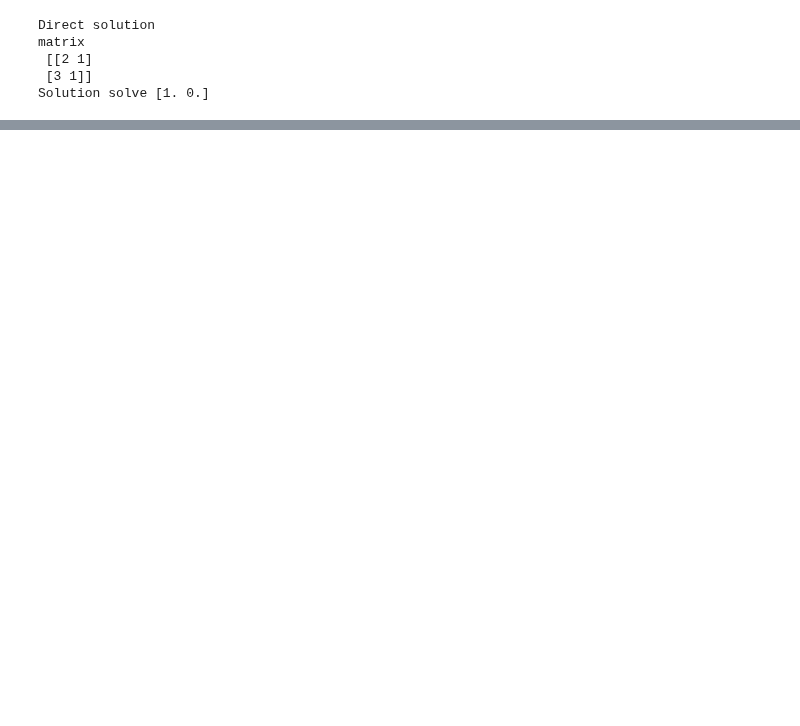
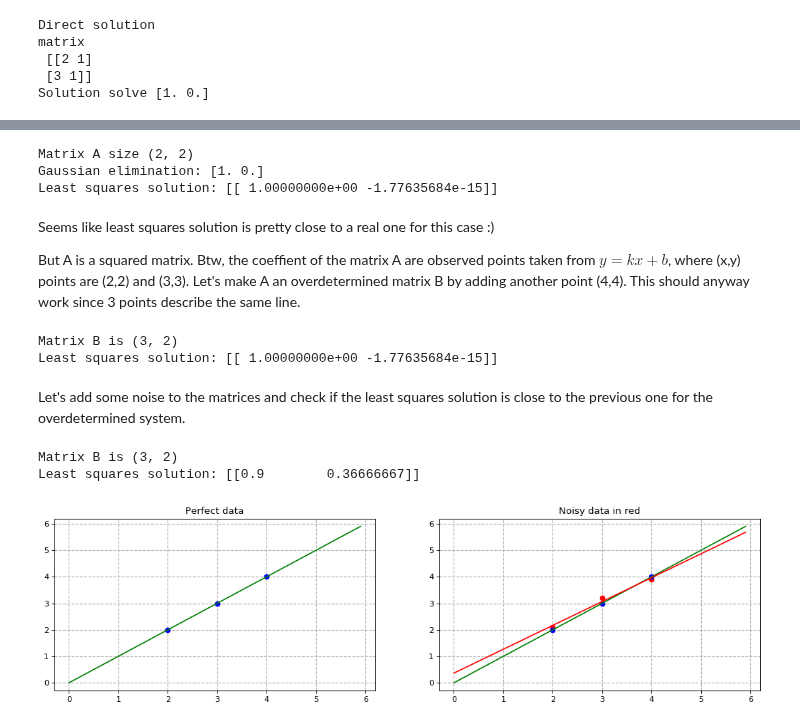
Before and after one commit to ovysotska/in_simple_english, a Jupyter notebook: system_of_linear_equations.ipynb, the cells around one changed output, grey strips where cells are left out. Drawn from its saved outputs; the diff is of its cells as text; code cells hidden in the pictures; blank space fills up the shorter version.

Commit message:
done with systems for now

```diff
--- a/system_of_linear_equations.ipynb
+++ b/system_of_linear_equations.ipynb
@@ -45,3 +51,63 @@ In general if we are interested in approximate solution (probably when no unique
+# %%
+## checking if ordinary least squares gives the same solution as Gaussian elimination for simple matrix
+x_ls = (LA.inv(A.transpose()*A)*A.transpose()).dot(b)
+print("Matrix A size", A.shape)
+print("Gaussian elimination:", x_dir)
+print("Least squares solution:", x_ls)
+# %% [output]
+Matrix A size (2, 2)
+Gaussian elimination: [1. 0.]
+Least squares solution: [[ 1.00000000e+00 -1.77635684e-15]]
+# %% [markdown]
+Seems like least squares solution is pretty close to a real one for this case :)
+
+But A is a squared matrix. Btw, the coeffient of the matrix A are observed points taken from $y=kx+b$, where (x,y) points are (2,2) and (3,3). Let's make  A an overdetermined matrix B by adding another point (4,4). This should anyway work since 3 points describe the same line.
+# %%
+B =  np.matrix([[2,1], [3,1], [4,1]])
+c =  np.array([2,3,4])
+x3_ls = (LA.inv(B.transpose()*B)*B.transpose()).dot(c)
+# x3_dir = np.linalg.solve(B,c)  ---> This doesn't work, since matrix is not squared any more
+print("Matrix B is", B.shape)
+print("Least squares solution:", x3_ls)
+# %% [output]
+Matrix B is (3, 2)
+Least squares solution: [[ 1.00000000e+00 -1.77635684e-15]]
+# %% [markdown]
+Let's add some noise to the matrices and check if the least squares solution is close to the previous one for the overdetermined system.
+# %%
+c_noisy = np.array([2.1, 3.2, 3.9])
+x3_ls_noisy = (LA.inv(B.transpose()*B)*B.transpose()).dot(c_noisy)
+print("Matrix B is", B.shape)
+print("Least squares solution:", x3_ls_noisy)
+# %% [output]
+Matrix B is (3, 2)
+Least squares solution: [[0.9        0.36666667]]
+# %%
+import matplotlib.pyplot as plt
+## Visualization of the least squares solution
+fig=plt.figure(figsize=(16, 4), dpi= 80, facecolor='w', edgecolor='k')
+plt.subplot(121)
+plt.plot(B[:,0], c, 'bo');
+line = np.arange(0, 6, 0.1)
+
+f = x3_ls[0,0] * line + x3_ls[0,1]
+plt.plot(line, f, 'g-')
+
+plt.grid(linestyle='--', linewidth=1);
+plt.title("Perfect data");
+
+plt.subplot(122)
+plt.plot(B[:,0], c_noisy, 'ro');
+plt.plot(B[:,0], c, 'bo');
+
+plt.plot(line, f, 'g-')
+f = x3_ls_noisy[0,0] * line +  x3_ls_noisy[0,1]
+plt.plot(line, f, 'r-')
+
+plt.grid(linestyle='--', linewidth=1);
+plt.title("Noisy data in red");
+# %% [output]
+[figure, added]
 # %% [markdown]
 ## Solving homogeneous systems $Ax=0$
 
```
Also changed, not shown: parts of 11 cells of this notebook.
